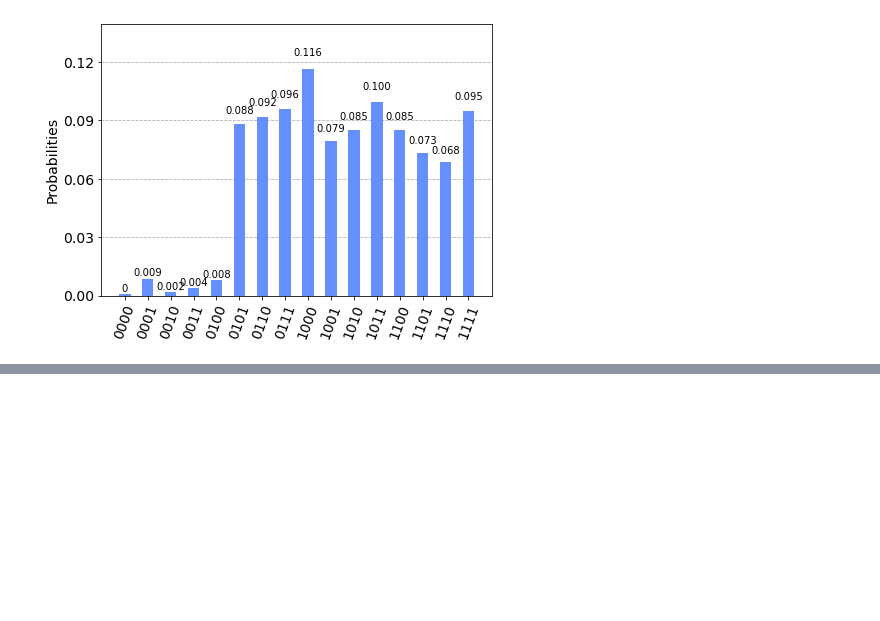
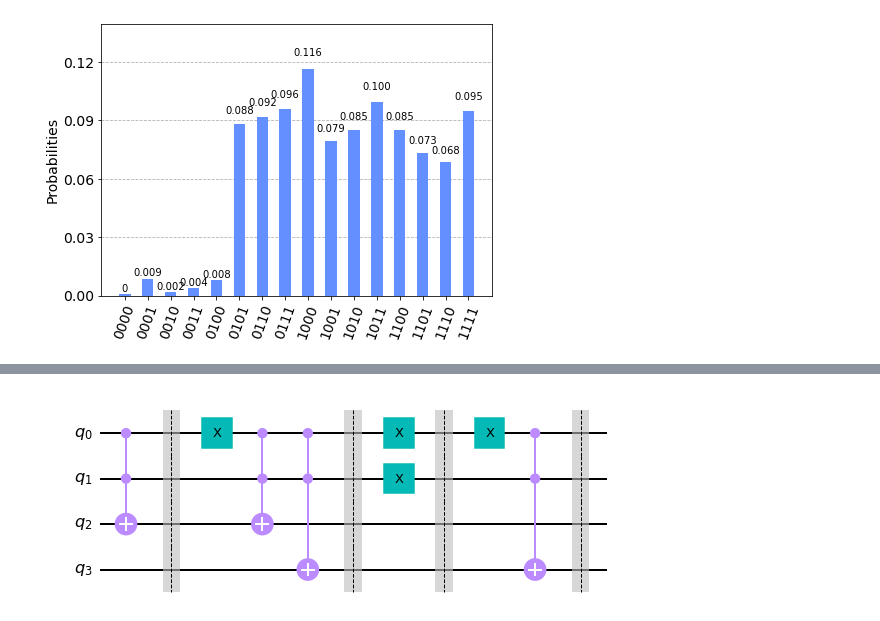
Before and after one commit to CodyNing/QuantumShortestPath, a Jupyter notebook: main.ipynb, the cells around one changed output, grey strips where cells are left out. Cells and saved outputs as stored; diff of their text form; code cells hidden in the pictures; blank space fills up the shorter version.

```diff
--- a/main.ipynb
+++ b/main.ipynb
@@ -123,0 +217,4 @@ ic.draw('mpl')
+# %%
+QramCircuit(nums, 2, True).draw('mpl')
+# %% [output]
+[figure, added]
```
Also changed, not shown: parts of 15 cells of this notebook.
